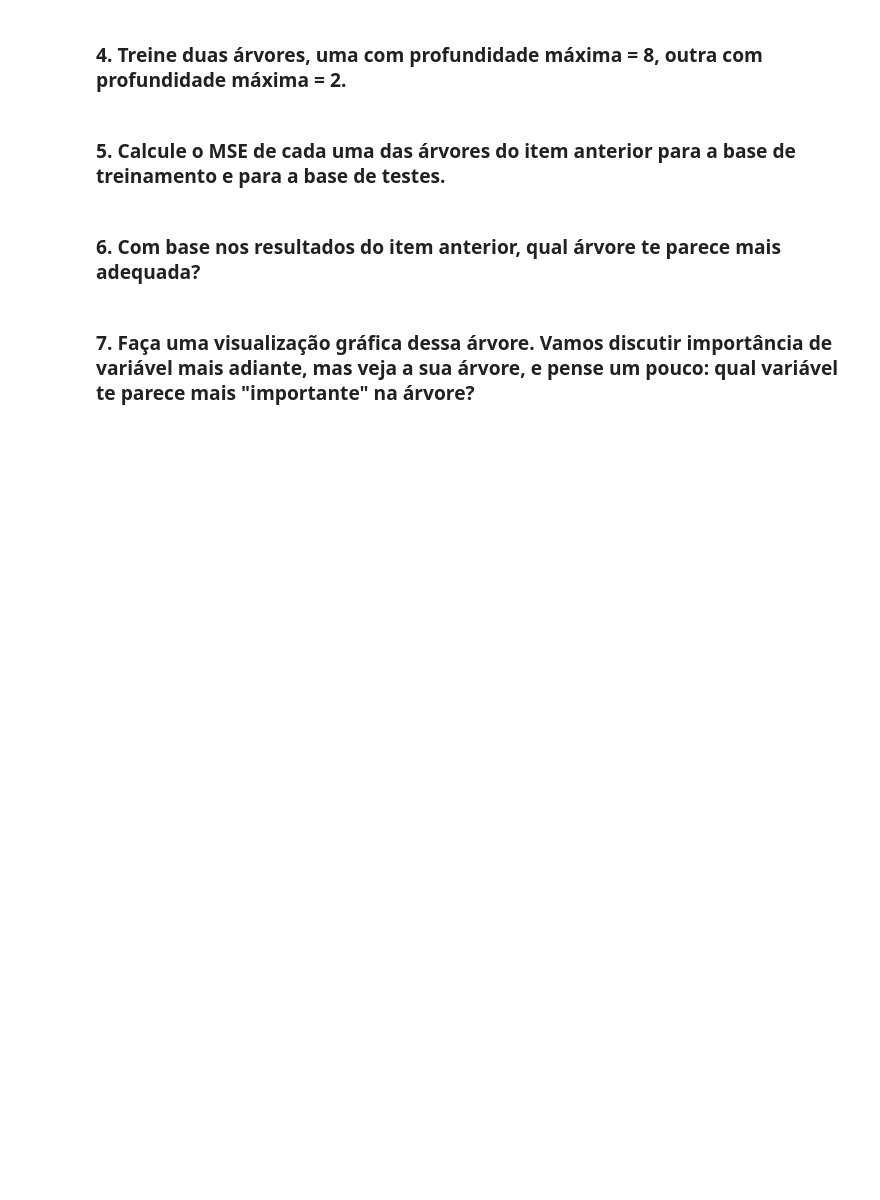
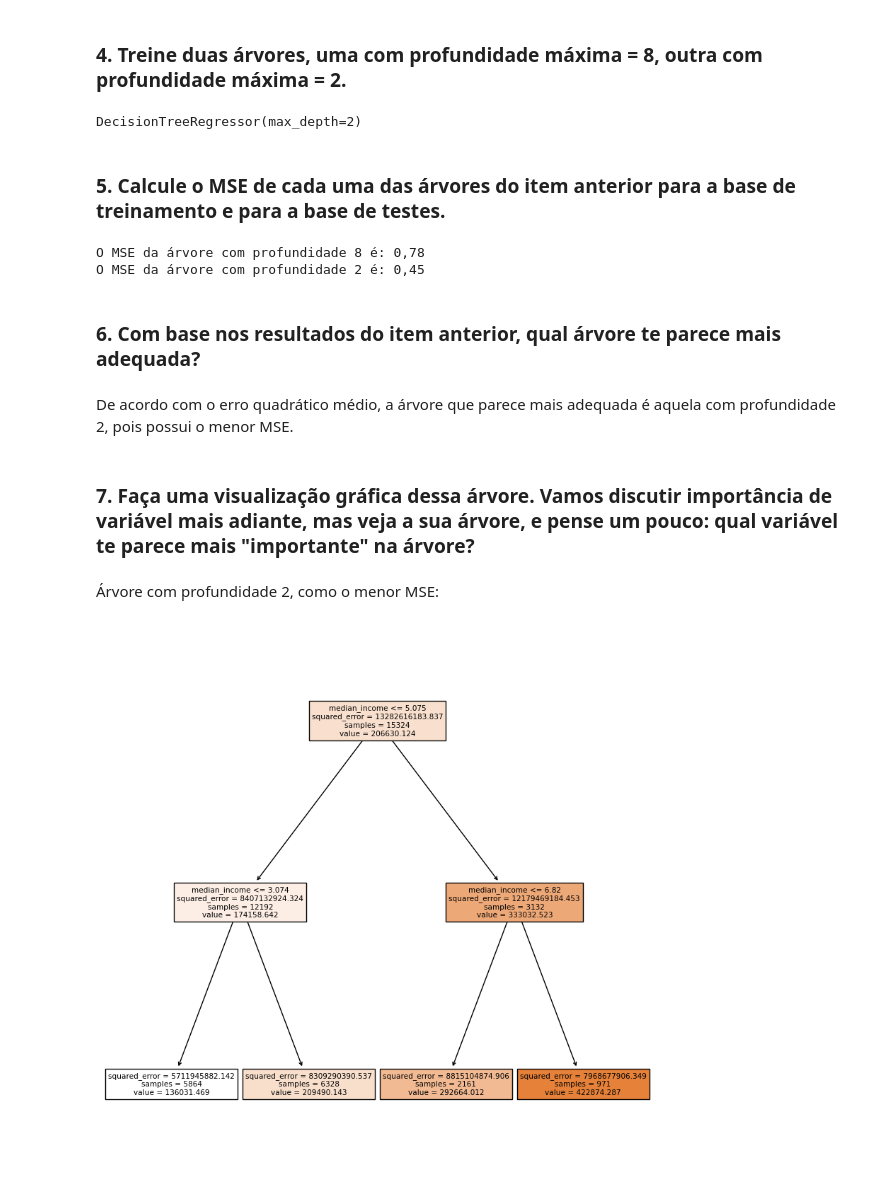
Before and after one commit to nobrevitor/EBAC, a Jupyter notebook: Desenvolvimento de aplicações com Python/3 - Árvores 2 - Árvore de regressão/Profissão Cientista de Dados_M11_assignment01.ipynb, the cells around one changed output. Saved outputs shown, nothing was run; the diff lists cells and outputs as text; code cells hidden in the pictures; blank space fills up the shorter version.

```diff
--- a/Desenvolvimento de aplicações com Python/3 - Árvores 2 - Árvore de regressão/Profissão Cientista de Dados_M11_assignment01.ipynb
+++ b/Desenvolvimento de aplicações com Python/3 - Árvores 2 - Árvore de regressão/Profissão Cientista de Dados_M11_assignment01.ipynb
@@ -105,3 +262,0 @@ metadados_y
-# %%
-X.dropna(axis = 0, inplace = True)
-X
@@ -126,8 +265,40 @@ X
+# %%
+X_train, X_test, y_train, y_test = train_test_split(X, y, random_state=2309)
 # %% [markdown]
 ### 4. Treine duas árvores, uma com profundidade máxima = 8, outra com profundidade máxima = 2.
+# %%
+regr_tree_8 = DecisionTreeRegressor(max_depth=8)
+regr_tree_2 = DecisionTreeRegressor(max_depth=2)
+
+regr_tree_8.fit(X_train, y_train)
+regr_tree_2.fit(X_train, y_train)
+# %% [output]
+DecisionTreeRegressor(max_depth=2)
 # %% [markdown]
 ### 5. Calcule o MSE de cada uma das árvores do item anterior para a base de treinamento e para a base de testes.
+# %%
+mse_8 = regr_tree_8.score(X_train, y_train)
+mse_2 = regr_tree_2.score(X_train, y_train)
+
+template = "O MSE da árvore com profundidade {0} é: {1:.2f}"
+
+print(template.format(regr_tree_8.get_depth(),mse_8).replace(".",","))
+print(template.format(regr_tree_2.get_depth(),mse_2).replace(".",","))
+# %% [output]
+O MSE da árvore com profundidade 8 é: 0,78
+O MSE da árvore com profundidade 2 é: 0,45
 # %% [markdown]
 ### 6. Com base nos resultados do item anterior, qual árvore te parece mais adequada?
+# %% [markdown]
+De acordo com o erro quadrático médio, a árvore que parece mais adequada é aquela com profundidade 2, pois possui o menor MSE.
 # %% [markdown]
 ### 7. Faça uma visualização gráfica dessa árvore. Vamos discutir importância de variável mais adiante, mas veja a sua árvore, e pense um pouco: qual variável te parece mais "importante" na árvore?
+# %% [markdown]
+Árvore com profundidade 2, como o menor MSE:
+# %%
+plt.rc('figure', figsize=(10, 10))
+tree_plot_2 = tree.plot_tree(regr_tree_2,
+                    feature_names=X.columns,
+                    filled=True)
+# %% [output]
+[figure, added]
```
Also changed, not shown: parts of 38 cells of this notebook.
